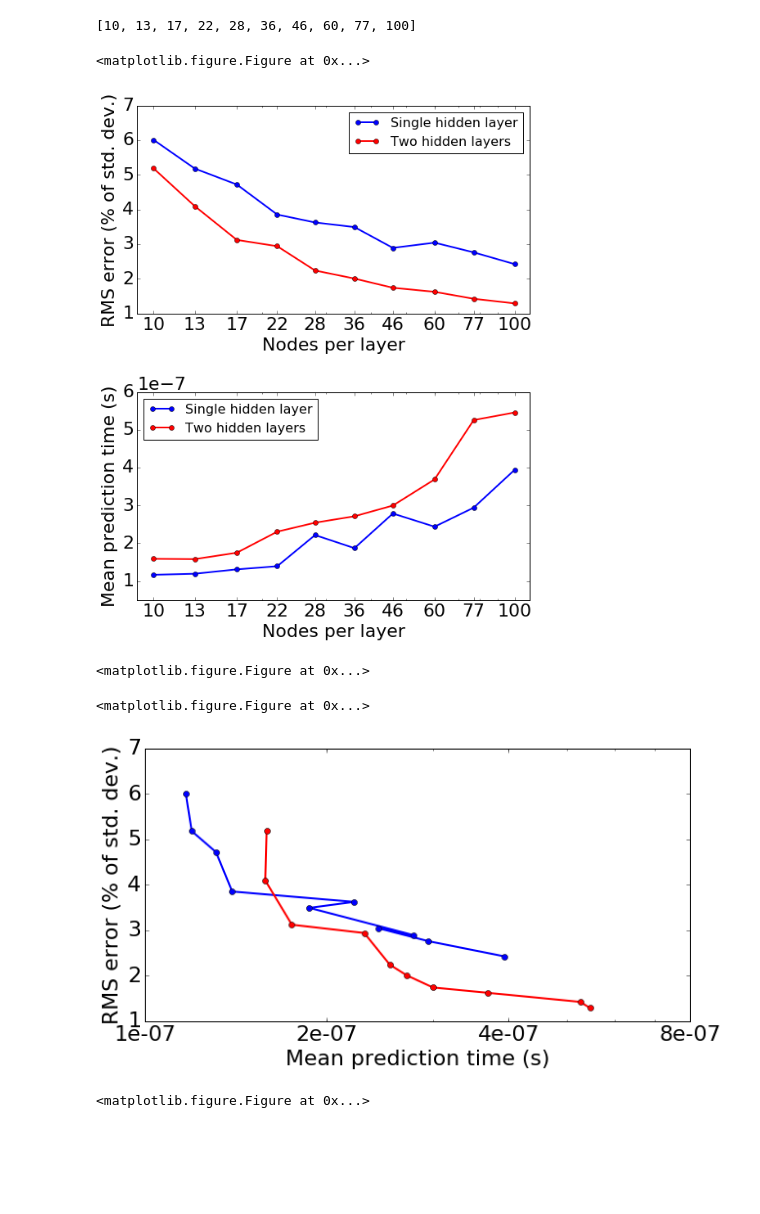
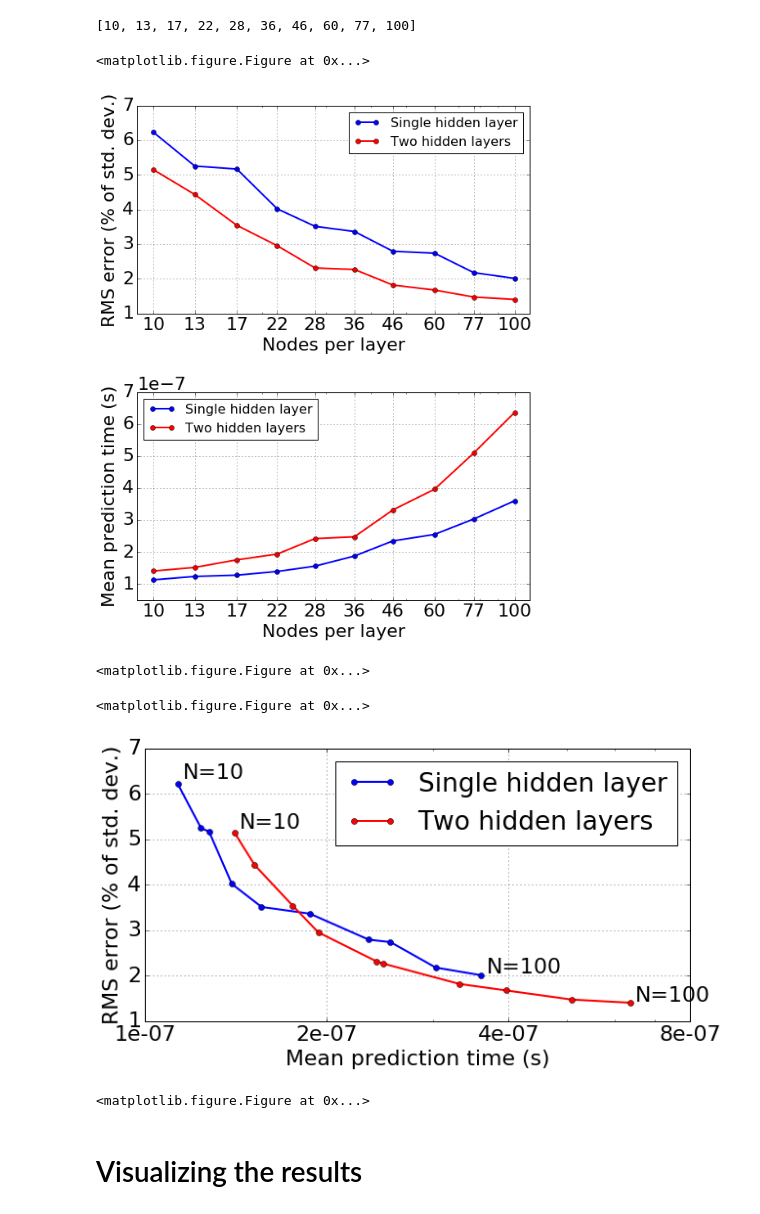
Before and after one commit to dhudsmith/qmnnet, a Jupyter notebook: jupyter/pred_error_and_time.ipynb, the cells around one changed output. Cells and saved outputs as stored; diff of their text form; code cells hidden in the pictures; blank space fills up the shorter version.

Commit message:
finished presentation

```diff
--- a/jupyter/pred_error_and_time.ipynb
+++ b/jupyter/pred_error_and_time.ipynb
@@ -127,7 +127,7 @@ regr =MLPRegressor(hidden_layer_sizes=hidden_layers,
                    max_iter = 500,
                    tol = 1e-9,
                    learning_rate='constant',
-                   learning_rate_init = 0.0008,
+                   learning_rate_init = 0.001,
                    verbose = False,
                    warm_start =False
                  )
@@ -163,7 +163,7 @@ for arch in architecture_1:
     print("  * Average train time per input: %0.10f seconds" % t_train)
 
     # Calculate prediction speed
-    Npred = 20
+    Npred = 50
     t_test_avg = 0
     for i in range(Npred):
         test_start_time = time.time()
@@ -226,7 +226,7 @@ for arch in architecture:
     print("  * Average train time per input: %0.10f seconds" % t_train)
 
     # Calculate prediction speed
-    Npred = 20
+    Npred = 50
     t_test_avg = 0
     for i in range(Npred):
         test_start_time = time.time()
@@ -326,9 +326,10 @@ ax_time_pred.legend(loc=2, fontsize=16)
 ax_time_pred.set_xticks(numNodes)
 ax_time_pred.set_xticklabels(numNodes)
 ax_time_pred.set_xlim((numNodes[0]*(1-0.1),numNodes[-1]*(1+0.1)))
-ax_time_pred.set_ylim((5e-8,6e-7))
+ax_time_pred.set_ylim((5e-8,7e-7))
 
-
+ax_time_pred.grid(True)
+ax_pred_err.grid(True)
 
 plt.tight_layout();
 plt.show();
@@ -336,30 +337,41 @@ plt.draw()
 fig.savefig("../Presentation/Plots/archDep.png")
 # %% [output]
 <matplotlib.figure.Figure at 0x...>
-[figure, old version]
+[figure, new version]
 <matplotlib.figure.Figure at 0x...>
 # %%
 plt.clf()
-plt.figure(figsize=(10,5))
+fig = plt.figure(figsize=(10,5))
 
 # Set up the axes
 ax = plt.axes()
 ax.set_xscale('log')
 ax.set_xlabel('Mean prediction time (s)')
 ax.set_ylabel('RMS error (% of std. dev.)')
 ax.set_xlim((1e-7,8e-7))
 ax.set_xticks([1e-7,2e-7,4e-7,8e-7])
 ax.set_xticklabels([1e-7,2e-7,4e-7,8e-7])
+ax.set_ylim(1,7)
+ax.grid(True)
 
 # Draw the points
 plt.plot(avg_pred_time_1, np.asarray(avg_pred_err_1)*100, 'bo-',lw=2, label='Single hidden layer')
-plt.plot(avg_pred_time, np.asarray(avg_pred_err)*100, 'ro-', lw=2, label='Two hidden layer')
+plt.plot(avg_pred_time, np.asarray(avg_pred_err)*100, 'ro-', lw=2, label='Two hidden layers')
+plt.legend(loc=1)
+
+# Annotations
+ax.annotate("N=%i"% numNodes[0], xy=(1.02*avg_pred_time_1[0],1.02*(np.asarray(avg_pred_err_1)*100)[0]))
+ax.annotate("N=%i"% numNodes[-1], xy=(1.02*avg_pred_time_1[-1],1.02*(np.asarray(avg_pred_err_1)*100)[-1]))
+ax.annotate("N=%i"% numNodes[0], xy=(1.02*avg_pred_time[0],1.02*(np.asarray(avg_pred_err)*100)[0]))
+ax.annotate("N=%i"% numNodes[-1], xy=(1.02*avg_pred_time[-1],1.02*(np.asarray(avg_pred_err)*100)[-1]))
 
 # plt.tight_layout();
 plt.show();
 plt.draw()
-#fig.savefig("../Plots/NNPred.png")
+fig.savefig("../Presentation/Plots/competition.png")
 # %% [output]
 <matplotlib.figure.Figure at 0x...>
-[figure, old version]
+[figure, new version]
 <matplotlib.figure.Figure at 0x...>
+# %% [markdown]
+# Visualizing the results
```
Also changed, not shown: parts of 7 cells of this notebook, 12 other files.
